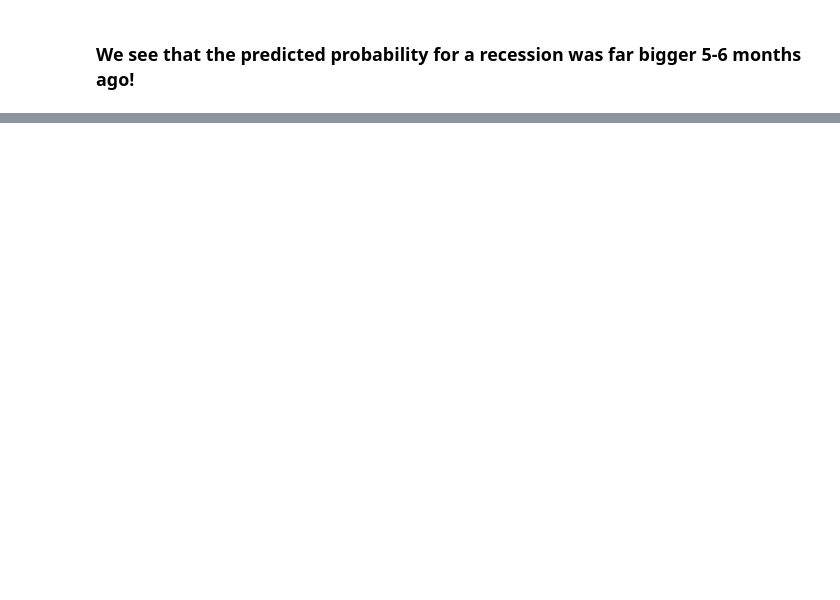
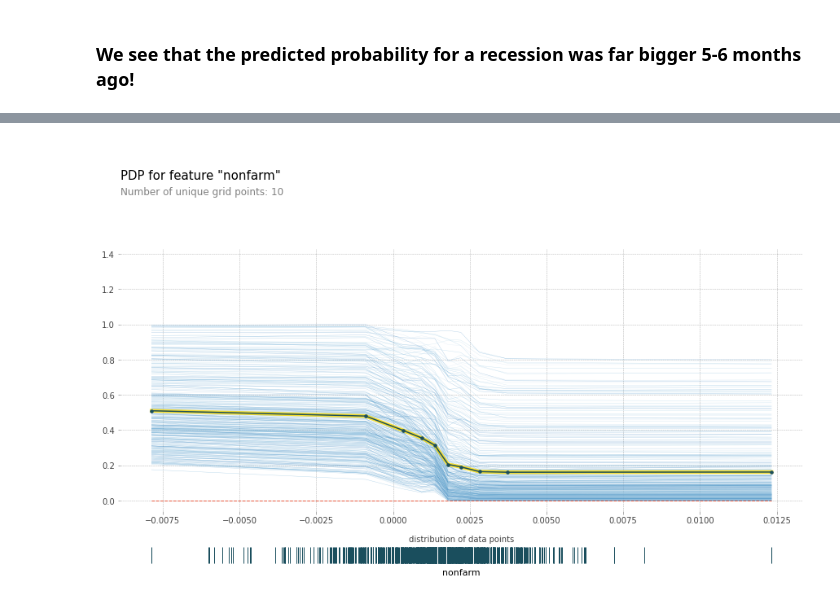
Before and after one commit to lumalik/recession-replication, a Jupyter notebook: nbs/recession-repl.ipynb, the cells around one changed output, grey strips where cells are left out. Cells and saved outputs as stored; diff of their text form; code cells hidden in the pictures; blank space fills up the shorter version.

```diff
--- a/nbs/recession-repl.ipynb
+++ b/nbs/recession-repl.ipynb
@@ -145,3 +148,10 @@ train_test_pairs = {"Normal":(X_train, y_train),
+# %%
+clfs = {"Logistic Regression": LogisticRegression(),
+       "Decision Tree": tree.DecisionTreeClassifier(),
+       "Random Forest": RandomForestClassifier(max_depth=15,
+                                                      n_estimators=200,
+                                                      class_weight = "balanced_subsample",
+                                                      random_state=42)}
 # %% [markdown]
 ### Model Fitting
 # %%
@@ -277,0 +329,6 @@ fig.show()
+# %%
+clf = RandomForestClassifier(max_depth=15,
+                             n_estimators=200,
+                             class_weight = "balanced_subsample",
+                             random_state=42)
+clf.fit(X_train_rnd,y_train_rnd)
@@ -277,0 +355,33 @@ fig.show()
+# %%
+#ICE Plot
+pdp_nonfarm = pdp.pdp_isolate(
+    model=clf, dataset=X, model_features=X.columns, feature='nonfarm'
+)
+pdp_fedfunds = pdp.pdp_isolate(
+    model=clf, dataset=X, model_features=X.columns, feature='fedfunds'
+)
+pdp_indpro = pdp.pdp_isolate(
+    model=clf, dataset=X, model_features=X.columns, feature='indpro'
+)
+pdp_slopeyc = pdp.pdp_isolate(
+    model=clf, dataset=X, model_features=X.columns, feature='slope_yc'
+)
+pdp_sp500 = pdp.pdp_isolate(
+    model=clf, dataset=X, model_features=X.columns, feature='SP500'
+)
+pdp_unemploy = pdp.pdp_isolate(
+    model=clf, dataset=X, model_features=X.columns, feature='unemploy'
+)
+pdp_ty10 = pdp.pdp_isolate(
+    model=clf, dataset=X, model_features=X.columns, feature='ty10'
+)
+# %%
+fig, axes = pdp.pdp_plot(pdp_nonfarm,
+                         'nonfarm',
+                         plot_lines=True,
+                         center=False,
+                         frac_to_plot=0.5,
+                         plot_pts_dist=True,
+)
+# %% [output]
+[figure, added]
```
Also changed, not shown: parts of 41 cells of this notebook.
